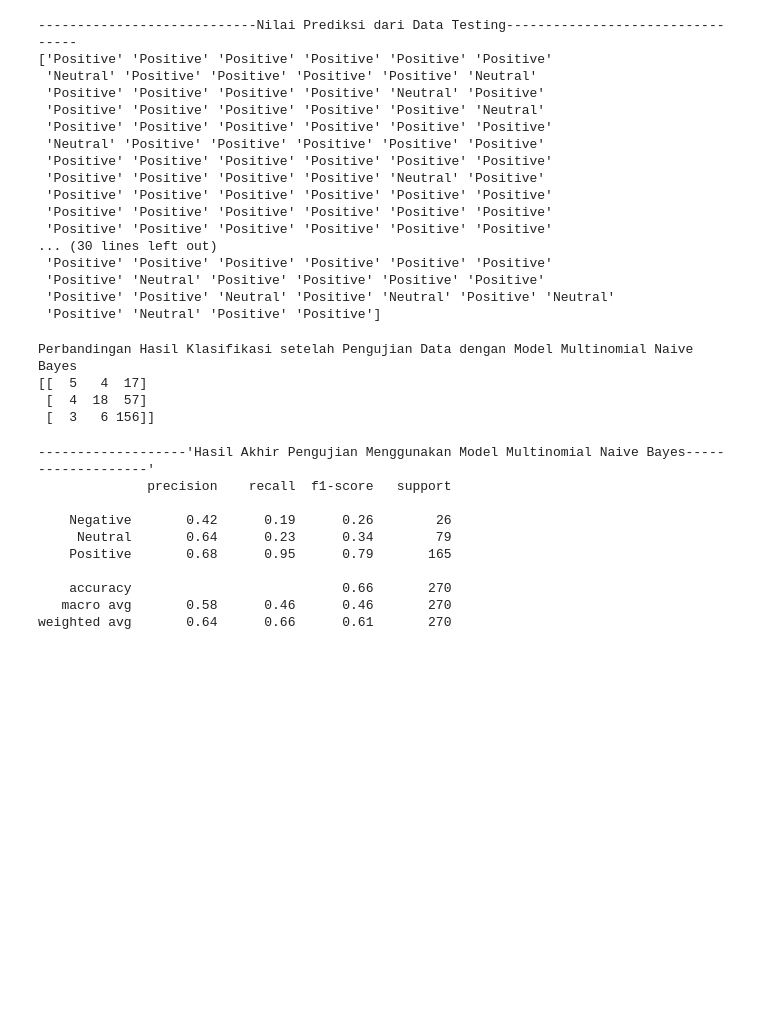
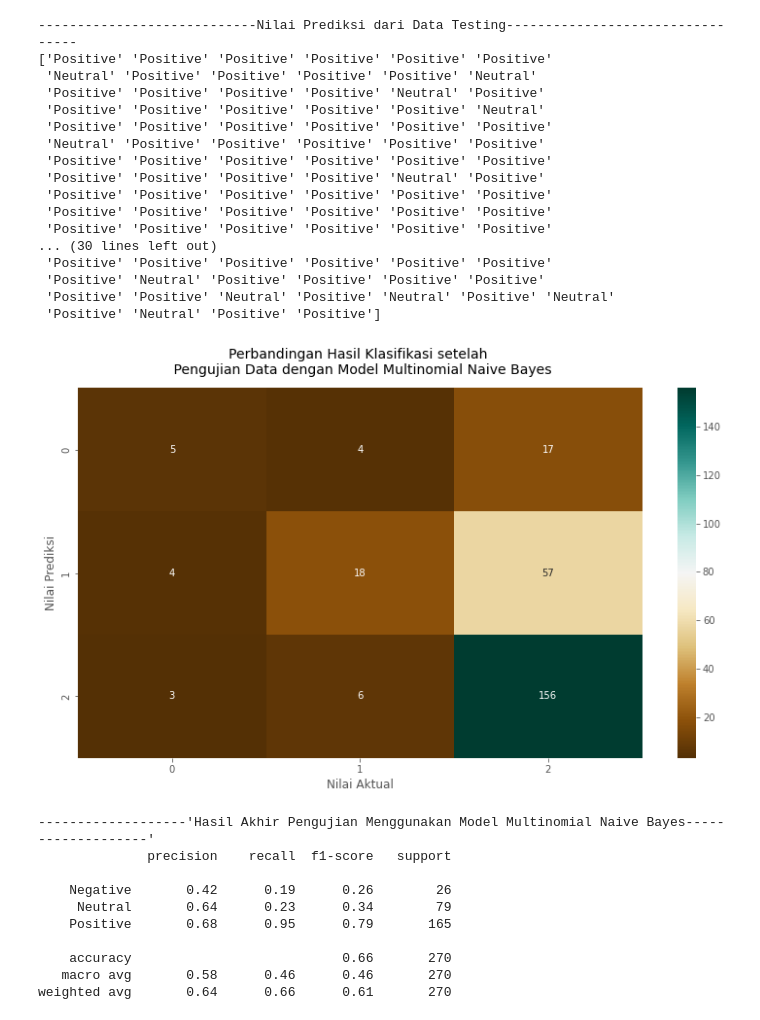
Before and after one commit to pramudianzaheka92/AnalisaSentimenHepatitisAkut, a Jupyter notebook: Klasifikasi Sentimen Warganet Twitter terhadap Topik Hepatitis Akut menggunakan Model Naive Bayes & SVM.ipynb, the cells around one changed output. Drawn from its saved outputs; the diff is of its cells as text; code cells hidden in the pictures; blank space fills up the shorter version.

```diff
--- a/Klasifikasi Sentimen Warganet Twitter terhadap Topik Hepatitis Akut menggunakan Model Naive Bayes & SVM.ipynb
+++ b/Klasifikasi Sentimen Warganet Twitter terhadap Topik Hepatitis Akut menggunakan Model Naive Bayes & SVM.ipynb
@@ -883,8 +883,8 @@ Berikut adalah beberapa referensi yang terkait:
 # Melihat hasil prediksi terhadap label-label sentimen di data testing serta menampilkan hasil pengujiannya
 
 print("----------------------------Nilai Prediksi dari Data Testing---------------------------------")
-prediction_test = grid_search_mnb.predict(x_test)
-print(prediction_test)
+prediction_mnb = grid_search_mnb.predict(x_test)
+print(prediction_mnb)
 # %% [output]
 ----------------------------Nilai Prediksi dari Data Testing---------------------------------
 ['Positive' 'Positive' 'Positive' 'Positive' 'Positive' 'Positive'
@@ -903,16 +903,17 @@ print(prediction_test)
  'Positive' 'Neutral' 'Positive' 'Positive' 'Positive' 'Positive'
  'Positive' 'Positive' 'Neutral' 'Positive' 'Neutral' 'Positive' 'Neutral'
  'Positive' 'Neutral' 'Positive' 'Positive']
-# %%
-# Melihat hasil perbandingan terhadap klasifikasi antar label sentimen di data testing
-
-print("Perbandingan Hasil Klasifikasi setelah Pengujian Data dengan Model Multinomial Naive Bayes")
-print(confusion_matrix(y_test, prediction_test))
-# %% [output]
-Perbandingan Hasil Klasifikasi setelah Pengujian Data dengan Model Multinomial Naive Bayes
-[[  5   4  17]
- [  4  18  57]
- [  3   6 156]]
+# %%
+# Melihat hasil perbandingan dari model multinomial naive bayes terhadap klasifikasi antar label sentimen di data testing
+plt.figure(figsize=(13, 7))
+
+sns.heatmap(confusion_matrix(y_test, prediction_mnb), annot=True, cmap="BrBG", fmt=".0f")
+plt.xlabel("Nilai Aktual")
+plt.ylabel("Nilai Prediksi")
+plt.title("Perbandingan Hasil Klasifikasi setelah \n Pengujian Data dengan Model Multinomial Naive Bayes", fontsize=14, pad=14)
+plt.show()
+# %% [output]
+[figure, added]
 # %%
 # Menampilkan hasil akurasi pengujian berdasarkan data testing terhadap model Multinomial Naive Bayes
 
```
Also changed, not shown: parts of 18 cells of this notebook.
